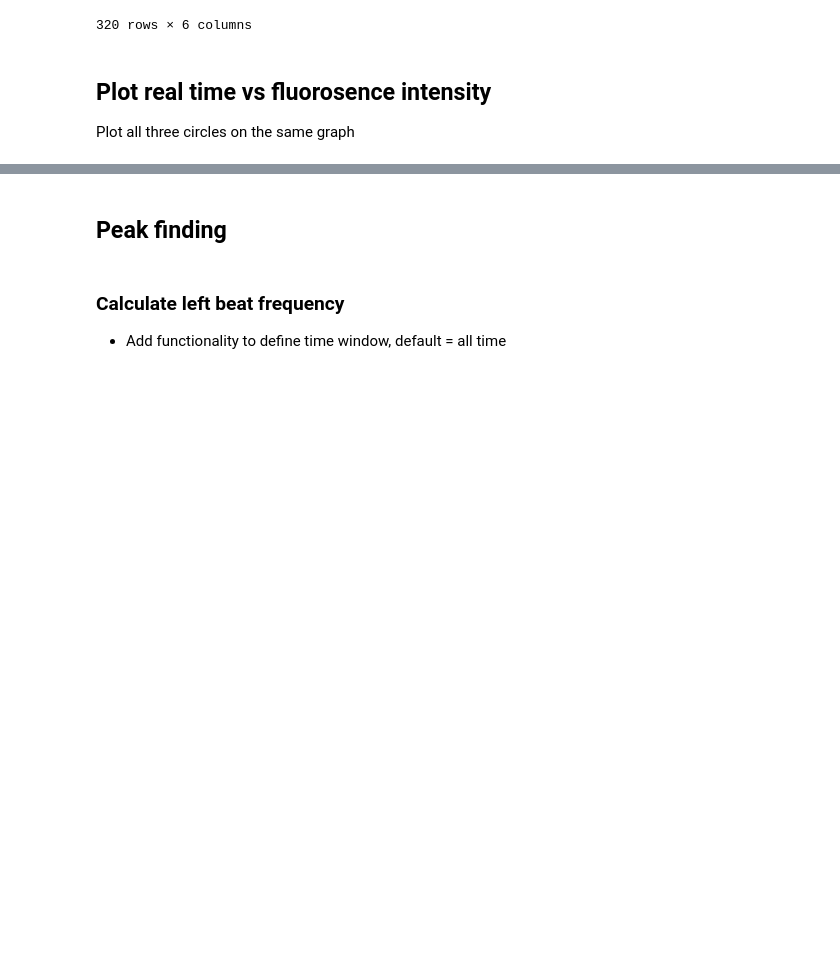
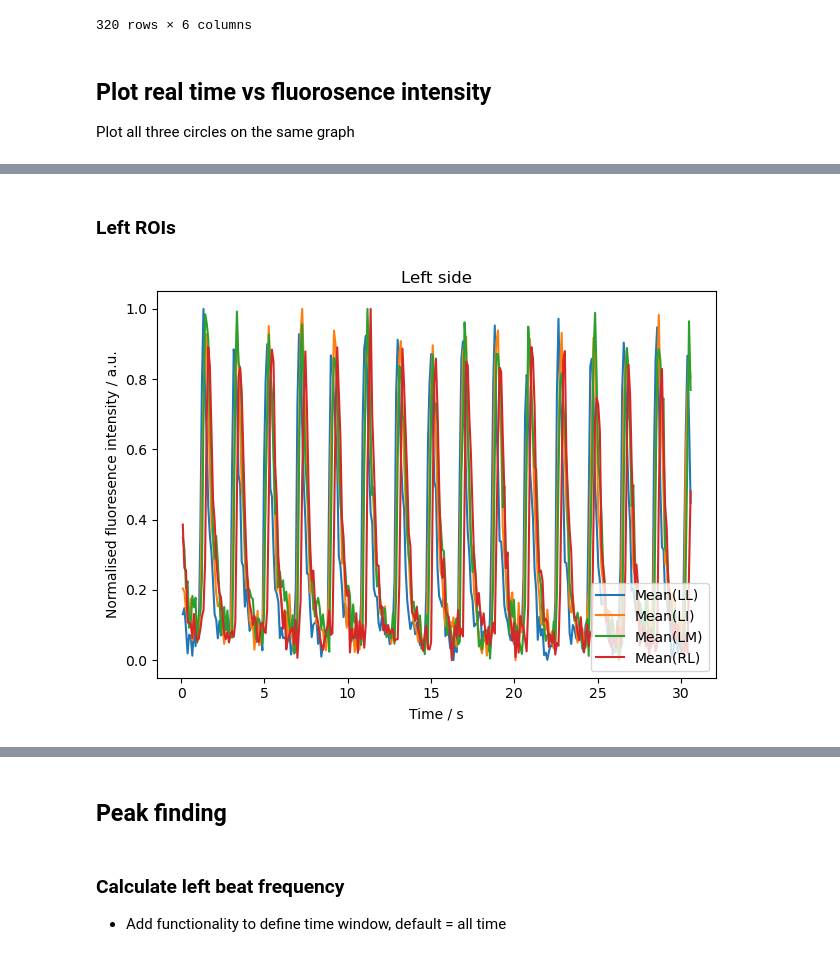
Before and after one commit to KarinaLo747/first_heartbeat, a Jupyter notebook: pipeline.ipynb, the cells around one changed output, grey strips where cells are left out. Cells and saved outputs as stored; diff of their text form; code cells hidden in the pictures; blank space fills up the shorter version.

```diff
--- a/pipeline.ipynb
+++ b/pipeline.ipynb
@@ -143,0 +160,20 @@ plt.show()
+# %% [markdown]
+### Left ROIs
+# %%
+fig, ax = plt.subplots()
+
+for col in norm_data.filter(regex='L'):
+    x = norm_data[col].index * sec_per_frame
+    y = norm_data[col].values
+    ax.plot(x, y, label=col)
+
+ax.set_title('Left side')
+ax.set_xlabel('Time / s')
+ax.set_ylabel('Normalised fluoresence intensity / a.u.')
+
+plt.legend(loc='lower right')
+plt.tight_layout()
+plt.savefig(output_dir + 'left_side_time_vs_norm_fluor_int-' + cut + '.svg')
+plt.show()
+# %% [output]
+[figure, added]
```
Also changed, not shown: parts of 15 cells of this notebook.
